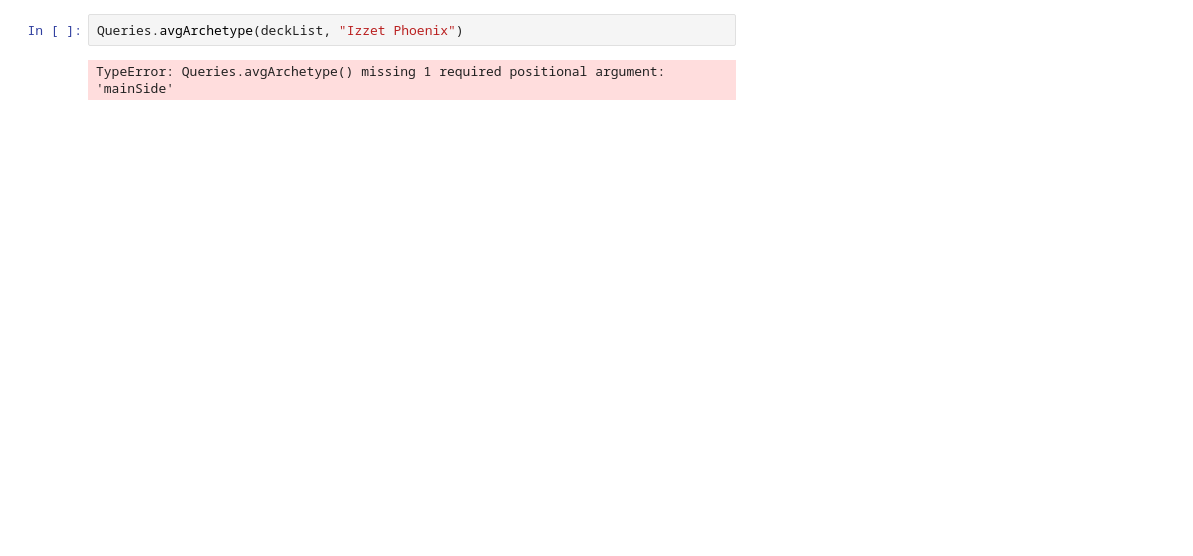
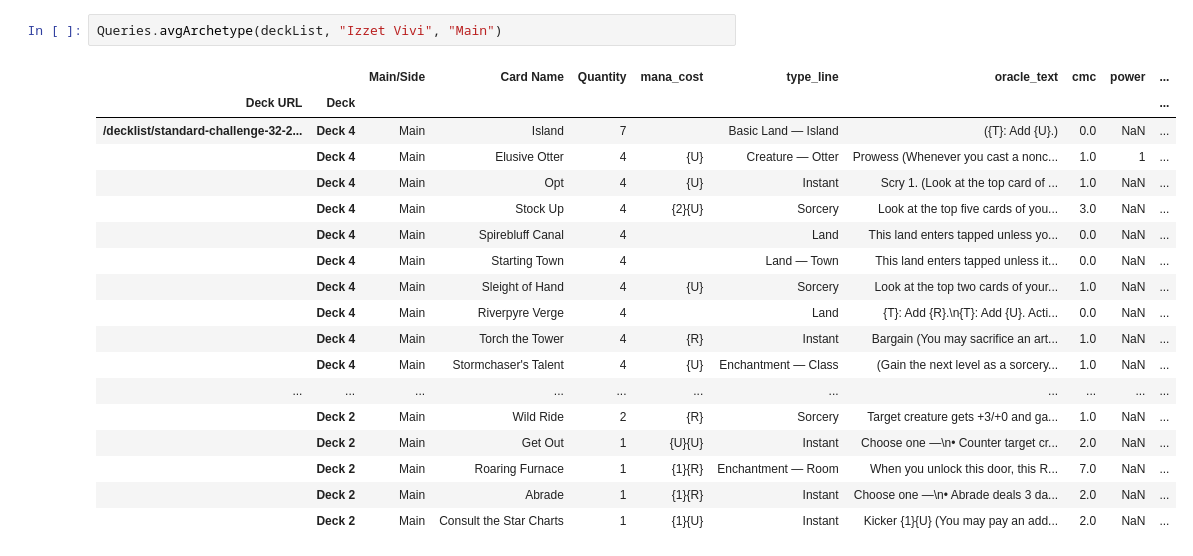
Before and after one commit to kc-nathan-li/mtgo-decklist-scraper, a Jupyter notebook: sandbox.ipynb, the cells around one changed output. Cells and saved outputs as stored; diff of their text form; blank space fills up the shorter version.

```diff
--- a/sandbox.ipynb
+++ b/sandbox.ipynb
@@ -147,4 +144,21 @@ Name: Quantity, dtype: float64
 # %%
-Queries.avgArchetype(deckList, "Izzet Phoenix")
+Queries.avgArchetype(deckList, "Izzet Vivi", "Main")
 # %% [output]
-TypeError: Queries.avgArchetype() missing 1 required positional argument: 'mainSide'
+|  |  | Main/Side | Card Name | Quantity | mana_cost | type_line | oracle_text | cmc | power | ... |
+| Deck URL | Deck |  |  |  |  |  |  |  |  | ... |
+| /decklist/standard-challenge-32-2... | Deck 4 | Main | Island | 7 |  | Basic Land — Island | ({T}: Add {U}.) | 0.0 | NaN | ... |
+|  | Deck 4 | Main | Elusive Otter | 4 | {U} | Creature — Otter | Prowess (Whenever you cast a nonc... | 1.0 | 1 | ... |
+|  | Deck 4 | Main | Opt | 4 | {U} | Instant | Scry 1. (Look at the top card of ... | 1.0 | NaN | ... |
+|  | Deck 4 | Main | Stock Up | 4 | {2}{U} | Sorcery | Look at the top five cards of you... | 3.0 | NaN | ... |
+|  | Deck 4 | Main | Spirebluff Canal | 4 |  | Land | This land enters tapped unless yo... | 0.0 | NaN | ... |
+|  | Deck 4 | Main | Starting Town | 4 |  | Land — Town | This land enters tapped unless it... | 0.0 | NaN | ... |
+|  | Deck 4 | Main | Sleight of Hand | 4 | {U} | Sorcery | Look at the top two cards of your... | 1.0 | NaN | ... |
+|  | Deck 4 | Main | Riverpyre Verge | 4 |  | Land | {T}: Add {R}.\n{T}: Add {U}. Acti... | 0.0 | NaN | ... |
+|  | Deck 4 | Main | Torch the Tower | 4 | {R} | Instant | Bargain (You may sacrifice an art... | 1.0 | NaN | ... |
+|  | Deck 4 | Main | Stormchaser's Talent | 4 | {U} | Enchantment — Class | (Gain the next level as a sorcery... | 1.0 | NaN | ... |
+| ... | ... | ... | ... | ... | ... | ... | ... | ... | ... | ... |
+|  | Deck 2 | Main | Wild Ride | 2 | {R} | Sorcery | Target creature gets +3/+0 and ga... | 1.0 | NaN | ... |
+|  | Deck 2 | Main | Get Out | 1 | {U}{U} | Instant | Choose one —\n• Counter target cr... | 2.0 | NaN | ... |
+|  | Deck 2 | Main | Roaring Furnace | 1 | {1}{R} | Enchantment — Room | When you unlock this door, this R... | 7.0 | NaN | ... |
+|  | Deck 2 | Main | Abrade | 1 | {1}{R} | Instant | Choose one —\n• Abrade deals 3 da... | 2.0 | NaN | ... |
+|  | Deck 2 | Main | Consult the Star Charts | 1 | {1}{U} | Instant | Kicker {1}{U} (You may pay an add... | 2.0 | NaN | ... |
```
Also changed, not shown: parts of 8 cells of this notebook, 2 other files.
